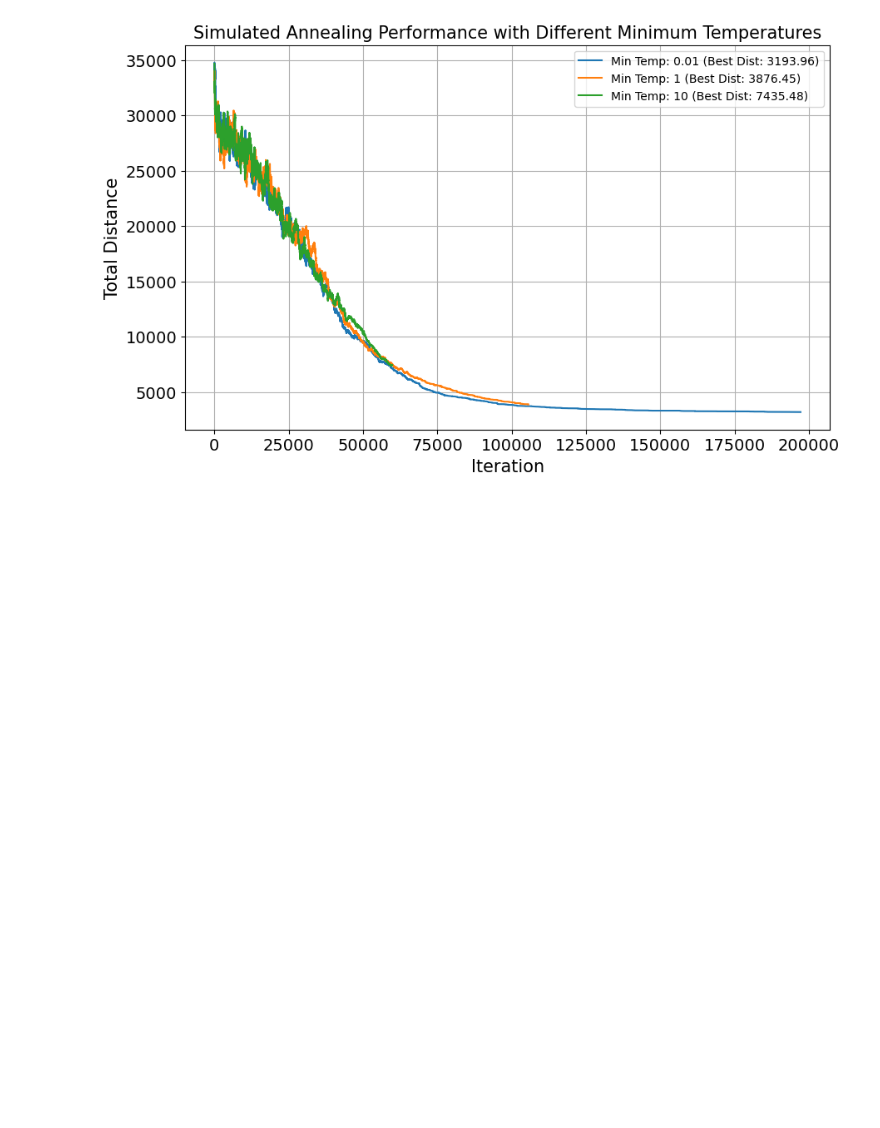
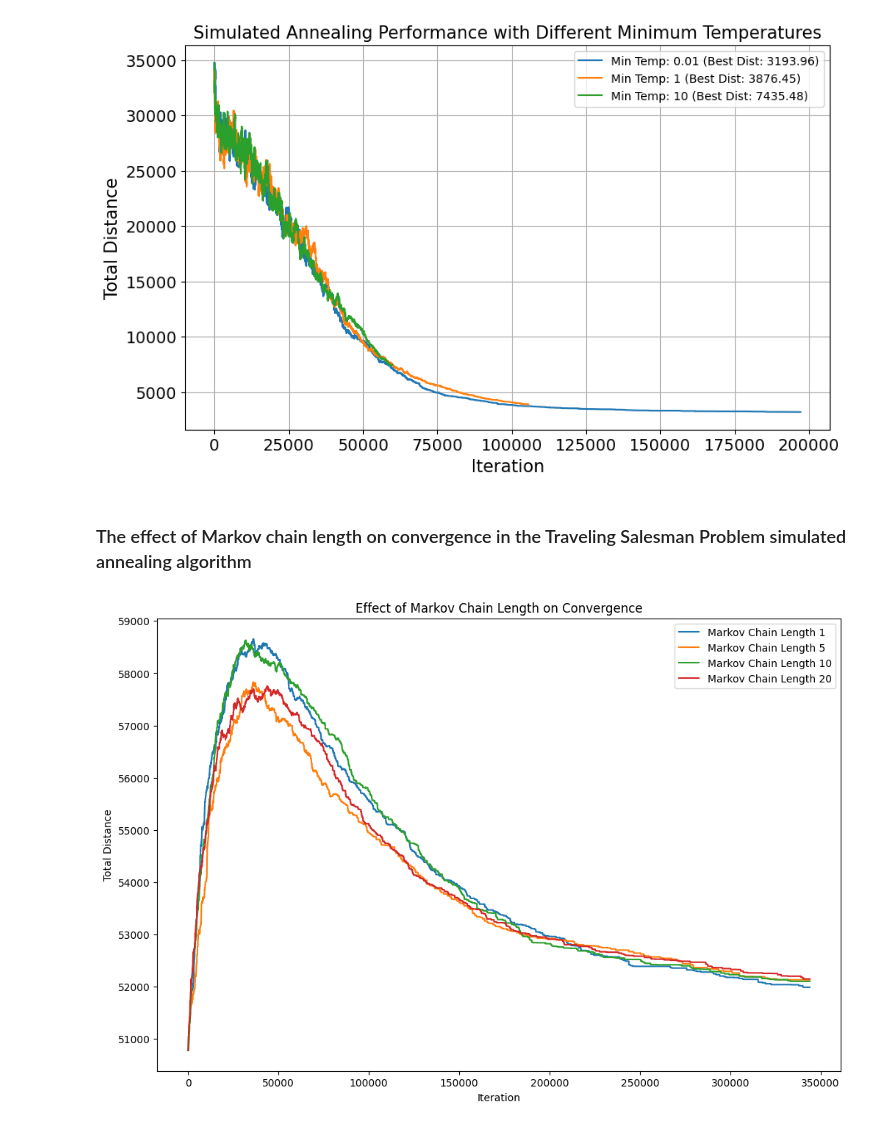
Before and after one commit to ann0215/Stochastic_Assignment3, a Jupyter notebook: SimuAnnuealing.ipynb, the cells around one changed output. Saved outputs shown, nothing was run; the diff lists cells and outputs as text; code cells hidden in the pictures; blank space fills up the shorter version.

Commit message:
Add files via upload
problem 3

```diff
--- a/SimuAnnuealing.ipynb
+++ b/SimuAnnuealing.ipynb
@@ -268,3 +268,55 @@ min_temp_results = run_min_temp_experiments(cities, selected_temp, selected_cool
 plot_min_temp_results(min_temp_results)
 # %% [output]
 [figure]
+# %% [markdown]
+### The effect of Markov chain length on convergence in the Traveling Salesman Problem simulated annealing algorithm
+# %%
+def markov_length_effect2(cities, path, temperature, cooling_rate, min_temperature, iterations, markov_lengths, runs=5):
+    results = {}
+    convergence_speed = {}
+
+    for length in markov_lengths:
+        all_distances = []
+        for _ in range(runs):
+            _, _, distances = simulated_annealing(
+                cities, path, temperature, cooling_rate, min_temperature, iterations
+            )
+            all_distances.append(distances)
+
+        # mean distance
+        average_distances = np.mean(all_distances, axis=0)
+        results[length] = average_distances
+
+        # Determine convergence speed
+        target_distance = np.min(average_distances) * 1.05  # Target set to 105% of the best found
+        for i, dist in enumerate(average_distances):
+            if dist <= target_distance:
+                convergence_speed[length] = i
+                break
+
+    return results, convergence_speed
+
+# Make sure to define the simulated_annealing function above this point
+
+# Example usage
+markov_lengths = [1, 5, 10, 20]  # Example Markov Chain lengths
+cities = read_tsp_file('pcb442.tsp.txt')
+path = read_tour_file('pcb442.opt.tour.txt')
+temperature = 100
+cooling_rate = 0.99
+min_temperature = 0.1
+iterations = 500
+results, convergence_speed = markov_length_effect2(cities, path, temperature, cooling_rate, min_temperature, iterations, markov_lengths)
+
+# Plotting the distances
+plt.figure(figsize=(12, 8))
+for length, distances in results.items():
+    plt.plot(distances, label=f'Markov Chain Length {length}')
+
+plt.xlabel('Iteration')
+plt.ylabel('Total Distance')
+plt.title('Effect of Markov Chain Length on Convergence')
+plt.legend()
+plt.show()
+# %% [output]
+[figure, added]
```
